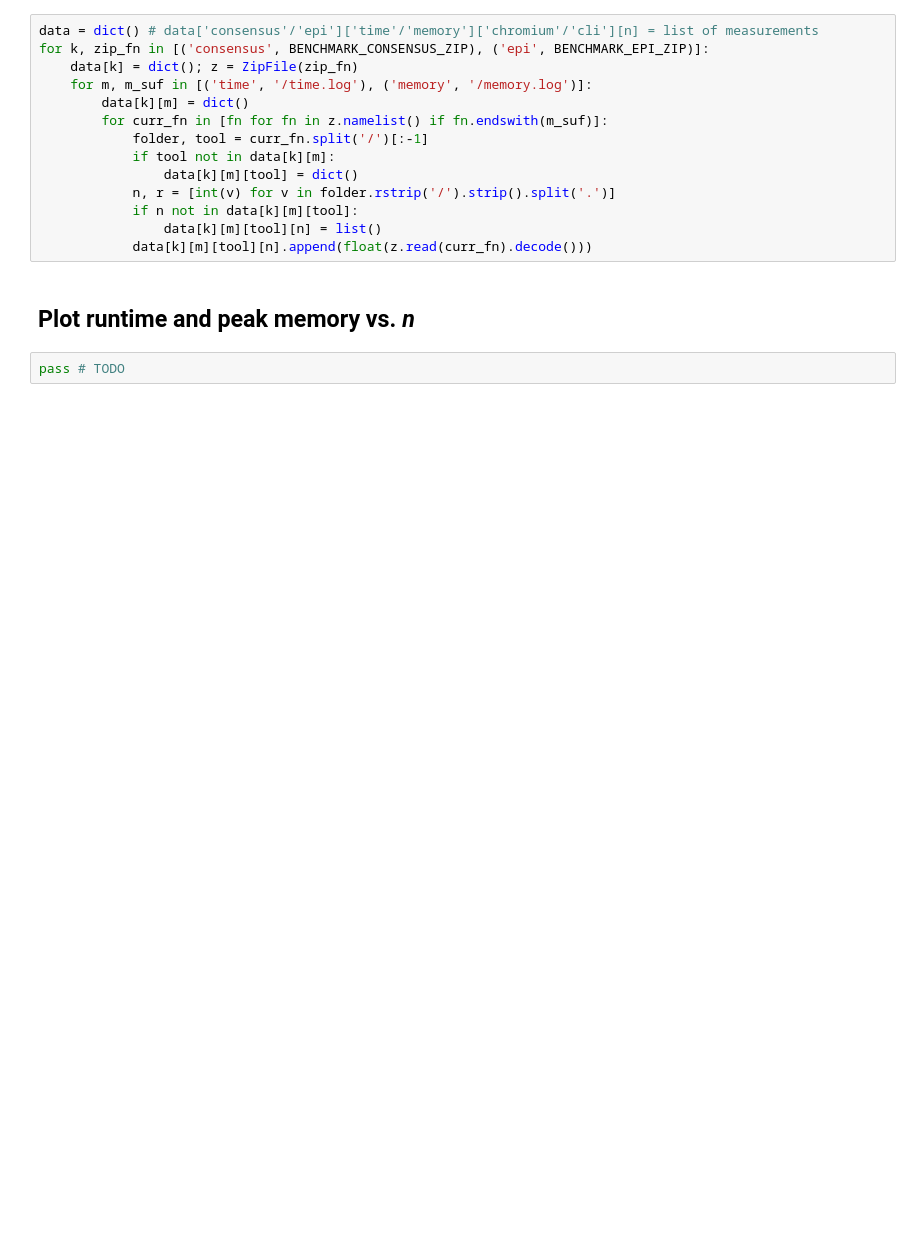
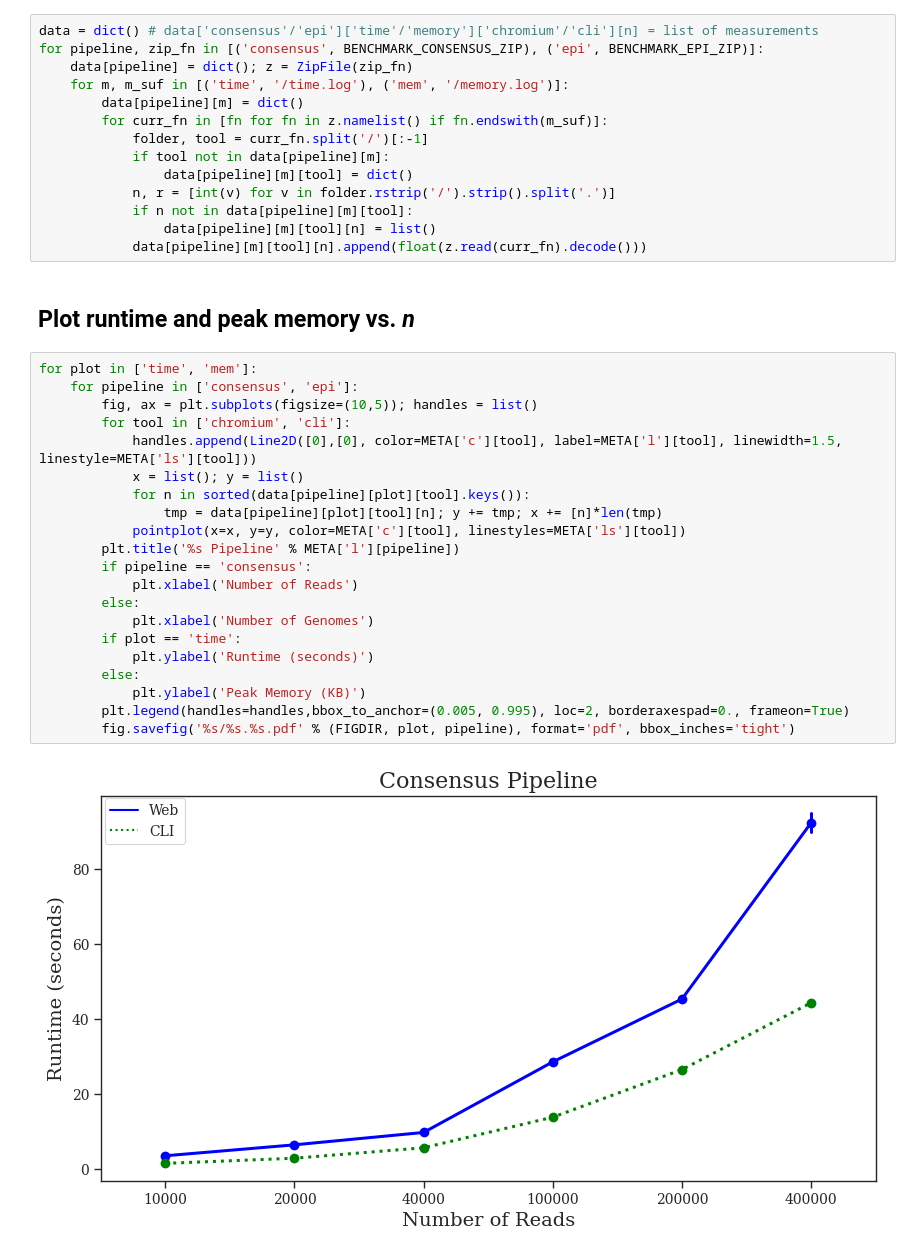
Before and after one commit to Niema-Lab/ViralWasm-Paper, a Jupyter notebook: Figures.ipynb, the cells around one changed output. Saved outputs shown, nothing was run; the diff lists cells and outputs as text; blank space fills up the shorter version.

Commit message:
Added plots

```diff
--- a/Figures.ipynb
+++ b/Figures.ipynb
@@ -24,19 +35,40 @@ META = {
 ## Load data from zips
 # %%
 data = dict() # data['consensus'/'epi']['time'/'memory']['chromium'/'cli'][n] = list of measurements
-for k, zip_fn in [('consensus', BENCHMARK_CONSENSUS_ZIP), ('epi', BENCHMARK_EPI_ZIP)]:
-    data[k] = dict(); z = ZipFile(zip_fn)
-    for m, m_suf in [('time', '/time.log'), ('memory', '/memory.log')]:
-        data[k][m] = dict()
+for pipeline, zip_fn in [('consensus', BENCHMARK_CONSENSUS_ZIP), ('epi', BENCHMARK_EPI_ZIP)]:
+    data[pipeline] = dict(); z = ZipFile(zip_fn)
+    for m, m_suf in [('time', '/time.log'), ('mem', '/memory.log')]:
+        data[pipeline][m] = dict()
         for curr_fn in [fn for fn in z.namelist() if fn.endswith(m_suf)]:
             folder, tool = curr_fn.split('/')[:-1]
-            if tool not in data[k][m]:
-                data[k][m][tool] = dict()
+            if tool not in data[pipeline][m]:
+                data[pipeline][m][tool] = dict()
             n, r = [int(v) for v in folder.rstrip('/').strip().split('.')]
-            if n not in data[k][m][tool]:
-                data[k][m][tool][n] = list()
-            data[k][m][tool][n].append(float(z.read(curr_fn).decode()))
+            if n not in data[pipeline][m][tool]:
+                data[pipeline][m][tool][n] = list()
+            data[pipeline][m][tool][n].append(float(z.read(curr_fn).decode()))
 # %% [markdown]
 ## Plot runtime and peak memory vs. *n*
-# %%
-pass # TODO
+# %%
+for plot in ['time', 'mem']:
+    for pipeline in ['consensus', 'epi']:
+        fig, ax = plt.subplots(figsize=(10,5)); handles = list()
+        for tool in ['chromium', 'cli']:
+            handles.append(Line2D([0],[0], color=META['c'][tool], label=META['l'][tool], linewidth=1.5, linestyle=META['ls'][tool]))
+            x = list(); y = list()
+            for n in sorted(data[pipeline][plot][tool].keys()):
+                tmp = data[pipeline][plot][tool][n]; y += tmp; x += [n]*len(tmp)
+            pointplot(x=x, y=y, color=META['c'][tool], linestyles=META['ls'][tool])
+        plt.title('%s Pipeline' % META['l'][pipeline])
+        if pipeline == 'consensus':
+            plt.xlabel('Number of Reads')
+        else:
+            plt.xlabel('Number of Genomes')
+        if plot == 'time':
+            plt.ylabel('Runtime (seconds)')
+        else:
+            plt.ylabel('Peak Memory (KB)')
+        plt.legend(handles=handles,bbox_to_anchor=(0.005, 0.995), loc=2, borderaxespad=0., frameon=True)
+        fig.savefig('%s/%s.%s.pdf' % (FIGDIR, plot, pipeline), format='pdf', bbox_inches='tight')
+# %% [output]
+[figure, added]
```
Also changed, not shown: parts of 2 cells of this notebook, 4 other files.
